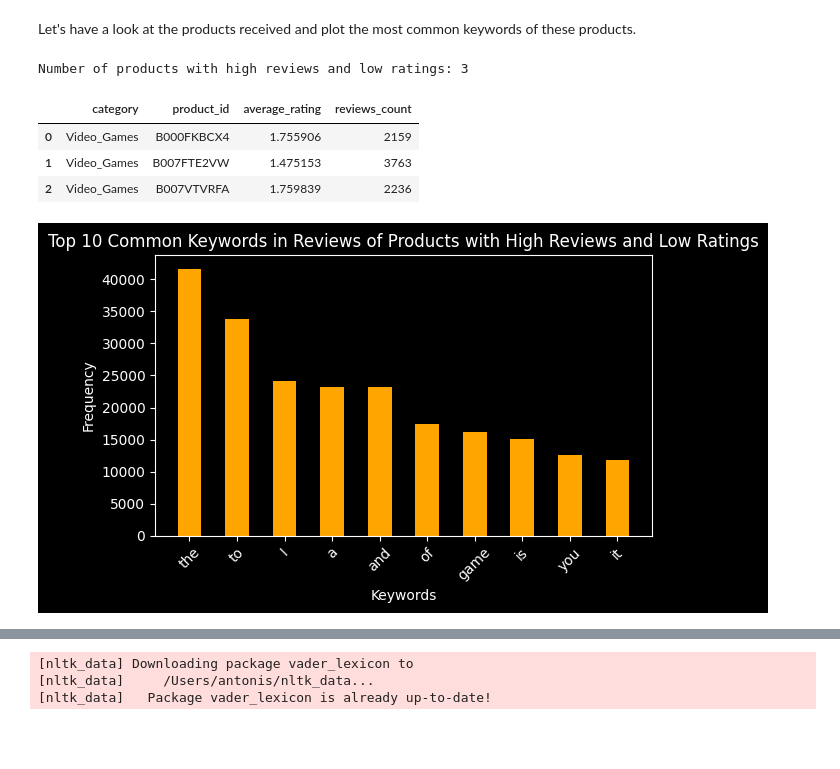
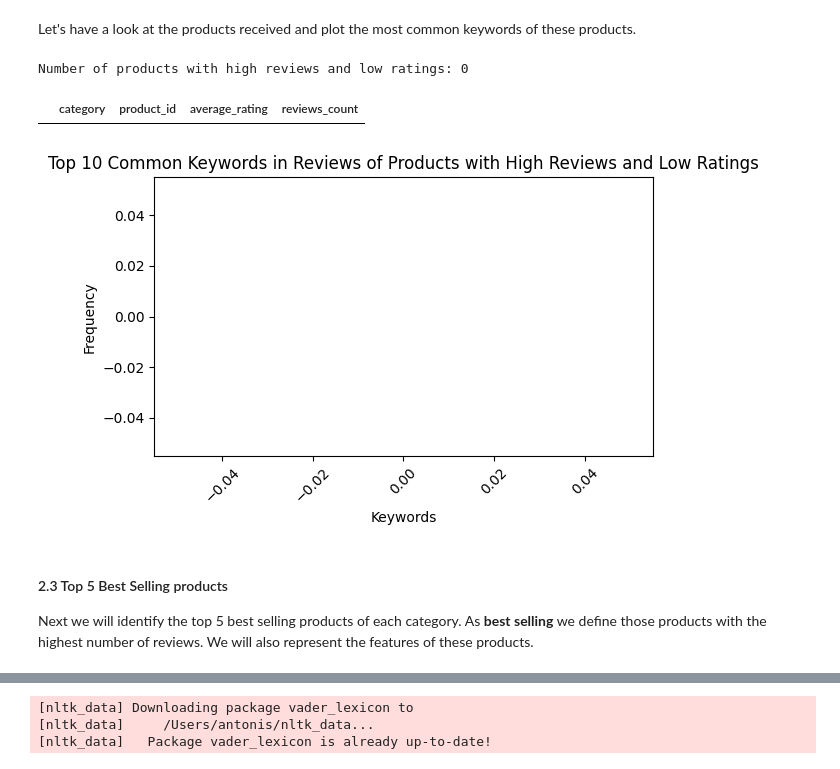
Before and after one commit to AntonisZks/Data-Mining, a Jupyter notebook: Notebooks/data_mining_assignment.ipynb, the cells around one changed output, grey strips where cells are left out. Saved outputs shown, nothing was run; the diff lists cells and outputs as text; code cells hidden in the pictures; blank space fills up the shorter version.

```diff
--- a/Notebooks/data_mining_assignment.ipynb
+++ b/Notebooks/data_mining_assignment.ipynb
@@ -32,7 +32,7 @@ Firstly we will initialize the plotting theme of the graphs. This is an optional
 # %%
 import matplotlib.pyplot as plt
 
-theme = 'dark' # You can adjust the theme here, options are 'dark' or 'light'
+theme = 'light' # You can adjust the theme here, options are 'dark' or 'light'
 if theme == 'dark':
     plt.style.use('dark_background')
 else:
@@ -463,6 +451,7 @@ def preprocess_text(text):
     tokens = nltk.word_tokenize(text)
     tokens = [stemmer.stem(token) for token in tokens]
     tokens = [lemmatizer.lemmatize(token) for token in tokens]
+    text = ' '.join(tokens)
 
     # 3. Remove URLs, user mentions, and hashtags
     text = re.sub(r'http\S+|www\S+|https\S+', '', text, flags=re.MULTILINE)
@@ -471,6 +460,7 @@ def preprocess_text(text):
 
     # 4. Remove stop-words
     stop_words = set(stopwords.words('english'))
+    tokens = nltk.word_tokenize(text)
     tokens = [token for token in tokens if token not in stop_words]
 
     return ' '.join(tokens)
@@ -547,7 +542,7 @@ import seaborn as sns
 
 # Create a histogram for the rating distribution of each category
 colors = ['dodgerblue', 'orange', 'green', 'purple', 'red']
-fig, axes = plt.subplots(1, 5, figsize=(20, 4))
+fig, axes = plt.subplots(2, 3, figsize=(12, 8))
 axes = axes.flatten()
 
 # Plot the rating distribution for each category
@@ -607,7 +603,7 @@ def get_high_reviews_low_ratings_products(dataframes, categories, high_review_th
 
         # Populate the products_reviews dictionary with reviews, ratings, and product IDs
         for _, row in dataframes['review'][category].iterrows():
-            rating, review, product_id = row['rating'], row['text'], row['asin']
+            rating, review, product_id = row['rating'], str(row['cleaned_text']), row['asin']
             products_reviews[product_id].append((rating, review))
 
         # Filter products with high reviews and low ratings, and store them in the list
@@ -667,21 +663,21 @@ high_reviews_low_ratings_df = pd.DataFrame({
 })
 high_reviews_low_ratings_df.head()
 # %% [output]
-Number of products with high reviews and low ratings: 3
+Number of products with high reviews and low ratings: 0
 |  | category | product_id | average_rating | reviews_count |
-| 0 | Video_Games | B000FKBCX4 | 1.755906 | 2159 |
-| 1 | Video_Games | B007FTE2VW | 1.475153 | 3763 |
-| 2 | Video_Games | B007VTVRFA | 1.759839 | 2236 |
 # %%
 # Plot the top 10 common keywords
 plt.figure(figsize=(6, 4))
-plt.bar(list(common_keywords.keys())[:10], list(common_keywords.values())[:10], color='orange', width=0.5)
+plt.bar(list(common_keywords.keys())[:10], list(common_keywords.values())[:10], color='orange', width=0.7)
 plt.xlabel("Keywords")
 plt.ylabel("Frequency")
 plt.title("Top 10 Common Keywords in Reviews of Products with High Reviews and Low Ratings")
 plt.xticks(rotation=45)
 plt.tight_layout()
 plt.show()
 # %% [output]
-[figure, old version]
+[figure, new version]
+# %% [markdown]
+#### 2.3 Top 5 Best Selling products
+Next we will identify the top 5 best selling products of each category. As **best selling** we define those products with the highest number of reviews. We will also represent the features of these products.
 # %%
```
Also changed, not shown: parts of 36 cells of this notebook.
